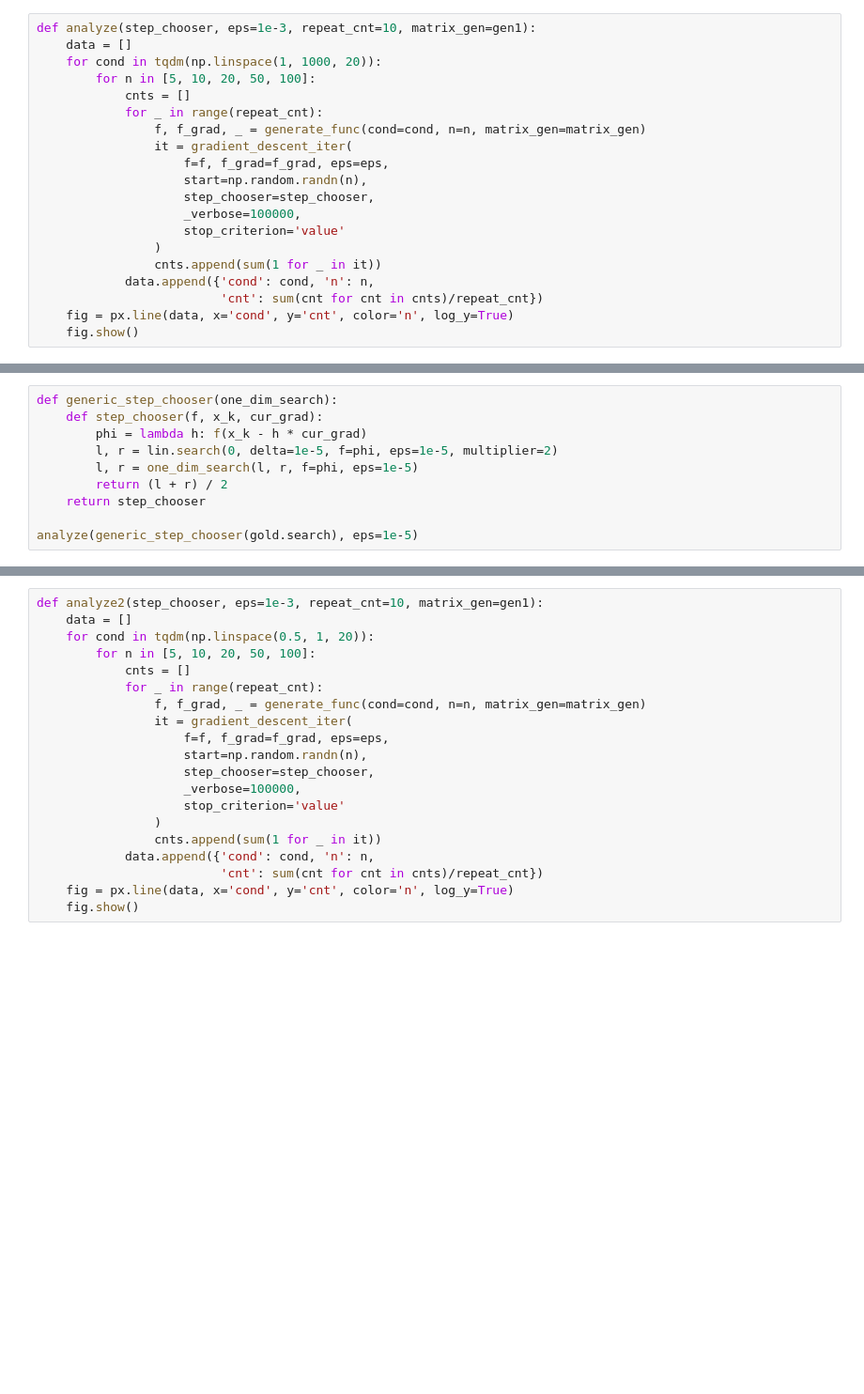
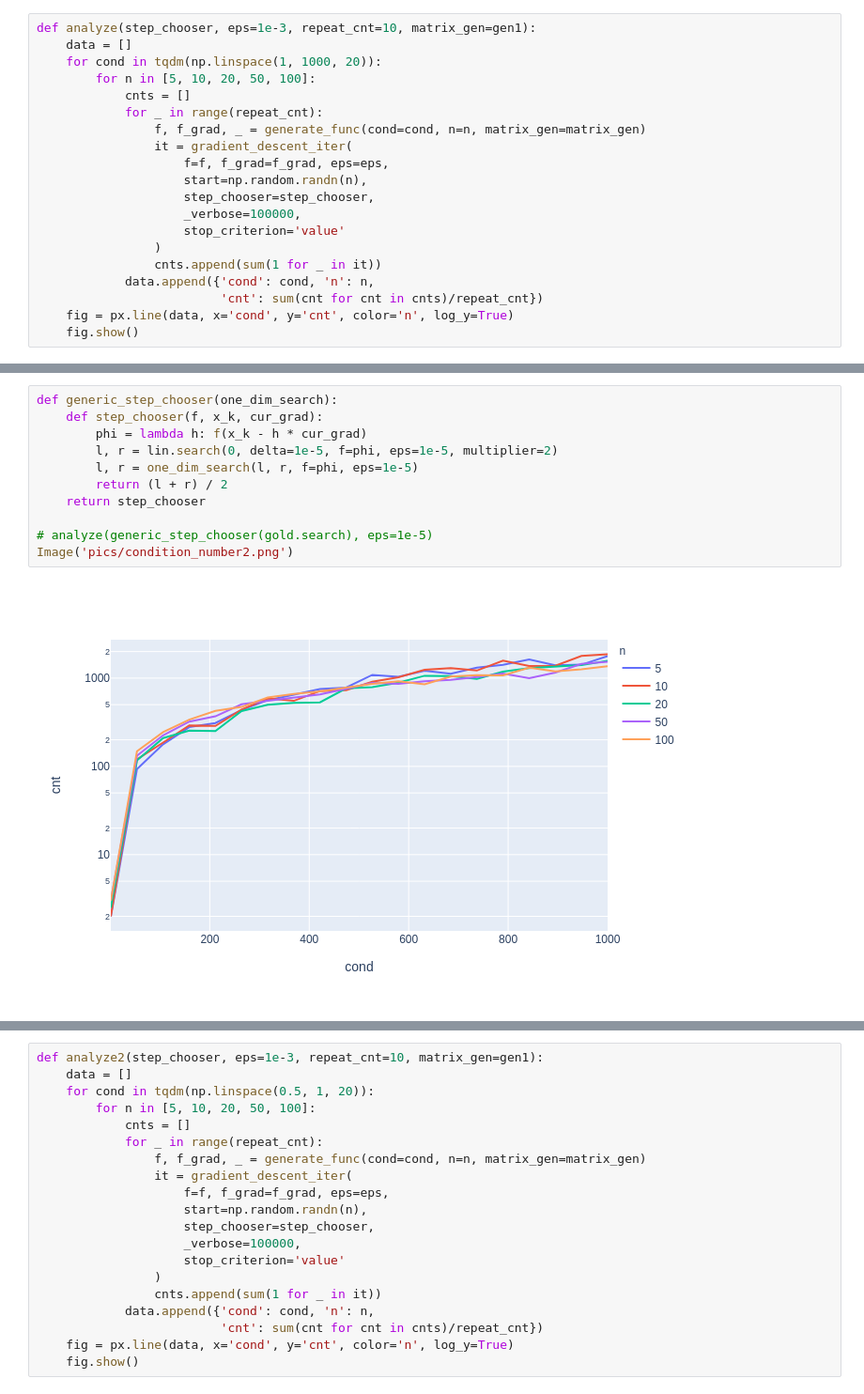
Before and after one commit to GoPavel/optimization-methods, a Jupyter notebook: lab1/notebooks/condition_number.ipynb, the cells around one changed output, grey strips where cells are left out. Shown at 94% size. Cells and saved outputs as stored; diff of their text form; blank space fills up the shorter version.

```diff
--- a/lab1/notebooks/condition_number.ipynb
+++ b/lab1/notebooks/condition_number.ipynb
@@ -77,11 +82,14 @@ analyze(get_constant_step_chooser(1e-3), eps=1e-5)
 # %%
 def generic_step_chooser(one_dim_search):
     def step_chooser(f, x_k, cur_grad):
         phi = lambda h: f(x_k - h * cur_grad)
         l, r = lin.search(0, delta=1e-5, f=phi, eps=1e-5, multiplier=2)
         l, r = one_dim_search(l, r, f=phi, eps=1e-5)
         return (l + r) / 2
     return step_chooser
 
-analyze(generic_step_chooser(gold.search), eps=1e-5)
+# analyze(generic_step_chooser(gold.search), eps=1e-5)
+Image('pics/condition_number2.png')
+# %% [output]
+[figure, added]
 # %%
```
Also changed, not shown: parts of 4 cells of this notebook, 16 other files.
